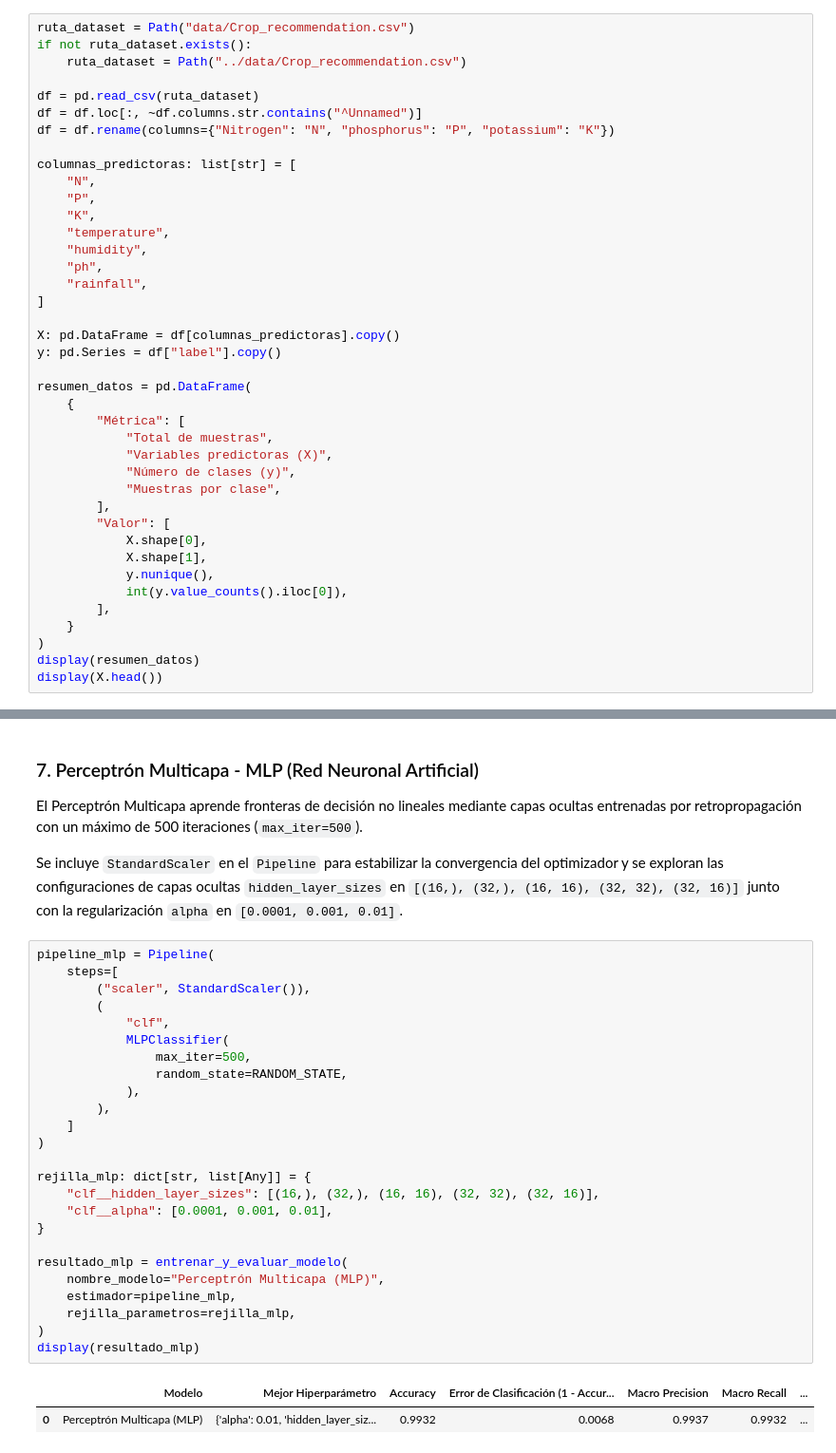
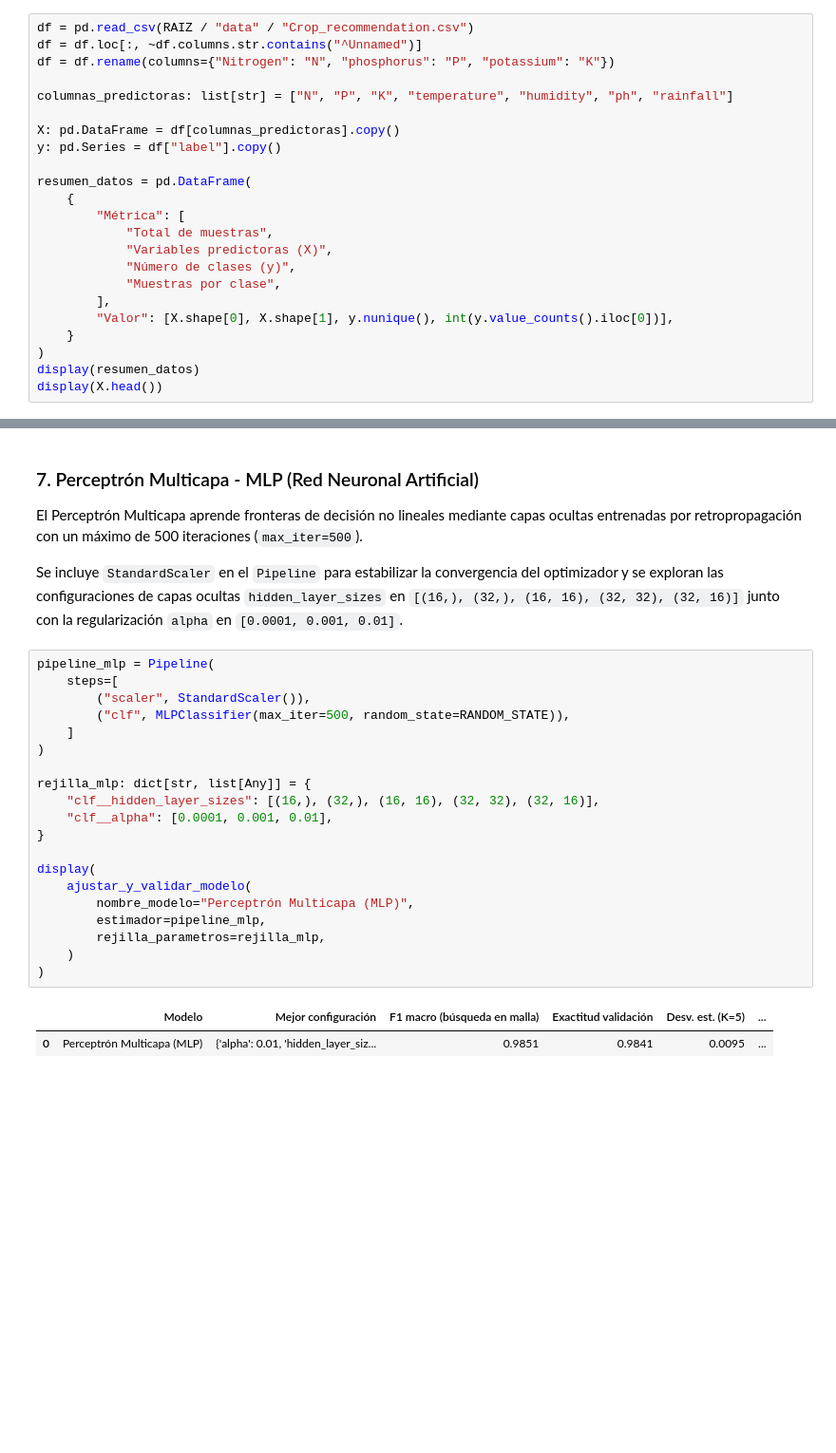
Before and after one commit to JONATANRAP/Modellos-II-PROYECTO-DE-AULA, a Jupyter notebook: notebooks/02_Modelado_y_Evaluacion_Base.ipynb, the cells around one changed output, grey strips where cells are left out. Shown at 95% size. Drawn from its saved outputs; the diff is of its cells as text; blank space fills up the shorter version.

```diff
--- a/notebooks/02_Modelado_y_Evaluacion_Base.ipynb
+++ b/notebooks/02_Modelado_y_Evaluacion_Base.ipynb
@@ -50,21 +89,9 @@ Se depuran las columnas vacías residuales del archivo fuente y se separan las 7
 # %%
-ruta_dataset = Path("data/Crop_recommendation.csv")
-if not ruta_dataset.exists():
-    ruta_dataset = Path("../data/Crop_recommendation.csv")
-
-df = pd.read_csv(ruta_dataset)
+df = pd.read_csv(RAIZ / "data" / "Crop_recommendation.csv")
 df = df.loc[:, ~df.columns.str.contains("^Unnamed")]
 df = df.rename(columns={"Nitrogen": "N", "phosphorus": "P", "potassium": "K"})
 
-columnas_predictoras: list[str] = [
-    "N",
-    "P",
-    "K",
-    "temperature",
-    "humidity",
-    "ph",
-    "rainfall",
-]
+columnas_predictoras: list[str] = ["N", "P", "K", "temperature", "humidity", "ph", "rainfall"]
 
 X: pd.DataFrame = df[columnas_predictoras].copy()
 y: pd.Series = df["label"].copy()
@@ -77,12 +104,7 @@ resumen_datos = pd.DataFrame(
             "Número de clases (y)",
             "Muestras por clase",
         ],
-        "Valor": [
-            X.shape[0],
-            X.shape[1],
-            y.nunique(),
-            int(y.value_counts().iloc[0]),
-        ],
+        "Valor": [X.shape[0], X.shape[1], y.nunique(), int(y.value_counts().iloc[0])],
     }
 )
 display(resumen_datos)
@@ -276,31 +345,26 @@ Se incluye `StandardScaler` en el `Pipeline` para estabilizar la convergencia de
 # %%
 pipeline_mlp = Pipeline(
     steps=[
         ("scaler", StandardScaler()),
-        (
-            "clf",
-            MLPClassifier(
-                max_iter=500,
-                random_state=RANDOM_STATE,
-            ),
-        ),
+        ("clf", MLPClassifier(max_iter=500, random_state=RANDOM_STATE)),
     ]
 )
 
 rejilla_mlp: dict[str, list[Any]] = {
     "clf__hidden_layer_sizes": [(16,), (32,), (16, 16), (32, 32), (32, 16)],
     "clf__alpha": [0.0001, 0.001, 0.01],
 }
 
-resultado_mlp = entrenar_y_evaluar_modelo(
-    nombre_modelo="Perceptrón Multicapa (MLP)",
-    estimador=pipeline_mlp,
-    rejilla_parametros=rejilla_mlp,
+display(
+    ajustar_y_validar_modelo(
+        nombre_modelo="Perceptrón Multicapa (MLP)",
+        estimador=pipeline_mlp,
+        rejilla_parametros=rejilla_mlp,
+    )
 )
-display(resultado_mlp)
 # %% [output]
-|  | Modelo | Mejor Hiperparámetro | Accuracy | Error de Clasificación (1 - Accur... | Macro Precision | Macro Recall | ... |
-| 0 | Perceptrón Multicapa (MLP) | {'alpha': 0.01, 'hidden_layer_siz... | 0.9932 | 0.0068 | 0.9937 | 0.9932 | ... |
+|  | Modelo | Mejor configuración | F1 macro (búsqueda en malla) | Exactitud validación | Desv. est. (K=5) | ... |
+| 0 | Perceptrón Multicapa (MLP) | {'alpha': 0.01, 'hidden_layer_siz... | 0.9851 | 0.9841 | 0.0095 | ... |
 # %% [markdown]
 ### 8. Support Vector Machine - SVM con Kernel RBF
 
```
Also changed, not shown: parts of 21 cells of this notebook, 10 other files.
